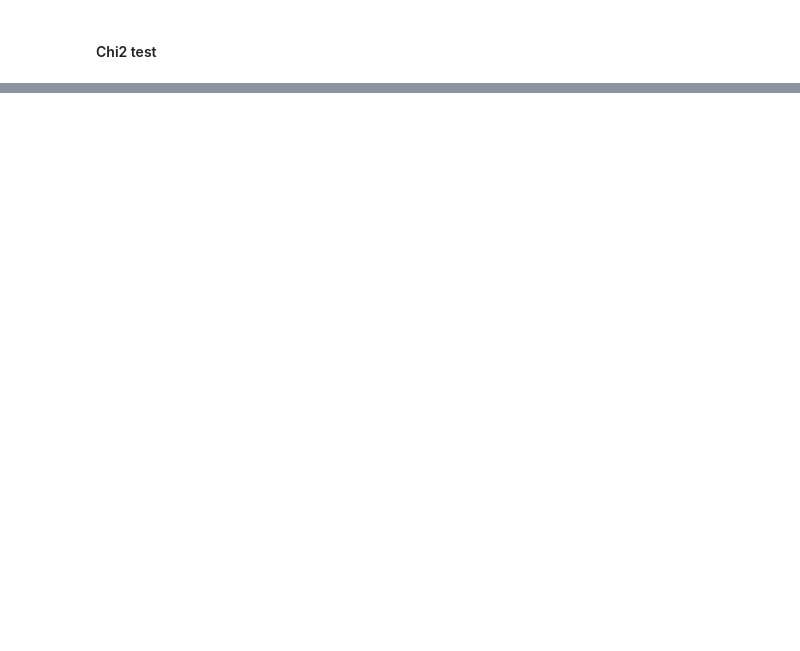
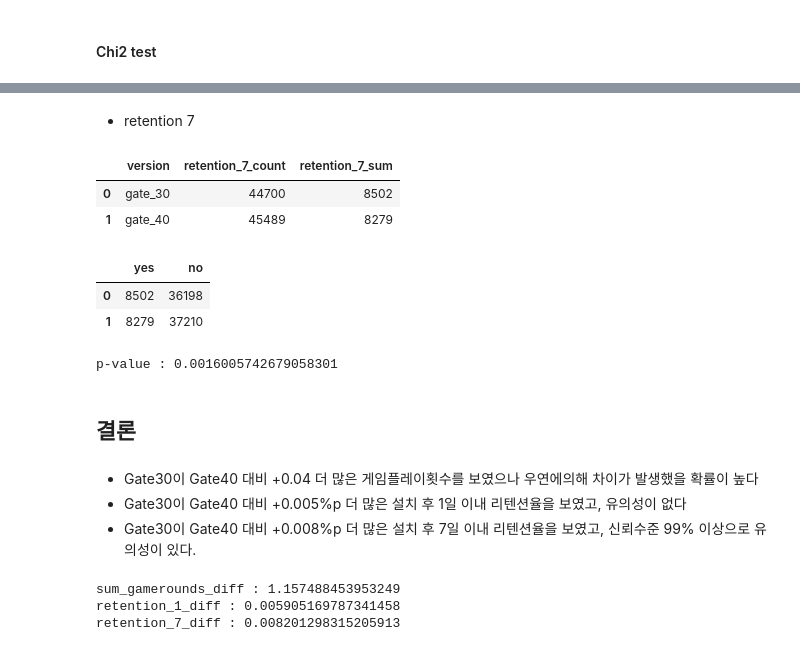
Before and after one commit to seonydg/ml-A-B-test-mobile-games-version-up, a Jupyter notebook: A-B-test-mobile-games-version-up.ipynb, the cells around one changed output, grey strips where cells are left out. Drawn from its saved outputs; the diff is of its cells as text; code cells hidden in the pictures; blank space fills up the shorter version.

```diff
--- a/A-B-test-mobile-games-version-up.ipynb
+++ b/A-B-test-mobile-games-version-up.ipynb
@@ -315,0 +339,21 @@ tstat
+# %% [markdown]
+- retention 7
+# %%
+# 필요한 Data만 추출
+df_pivot_2 = df_pivot[['version', 'retention_7_count', 'retention_7_sum']]
+df_pivot_2
+# %% [output]
+|  | version | retention_7_count | retention_7_sum |
+| 0 | gate_30 | 44700 | 8502 |
+| 1 | gate_40 | 45489 | 8279 |
+# %%
+# 반응한 고객과 반응하지 않은 고객에 대한 관찰 빈도가 필요함
+df_pivot_2['retention_7_no'] = df_pivot_2['retention_7_count'] - df_pivot_2['retention_7_sum']
+df_pivot_2 = df_pivot_2[['retention_7_sum', 'retention_7_no']]
+df_pivot_2.columns = ['yes', 'no']
+
+df_pivot_2
+# %% [output]
+|  | yes | no |
+| 0 | 8502 | 36198 |
+| 1 | 8279 | 37210 |
@@ -315,0 +362,19 @@ tstat
+# %%
+print('p-value :', p_value)
+# %% [output]
+p-value : 0.0016005742679058301
+# %% [markdown]
+## 결론
+# %% [markdown]
+- Gate30이 Gate40 대비 +0.04 더 많은 게임플레이횟수를 보였으나 우연에의해 차이가 발생했을 확률이 높다
+- Gate30이 Gate40 대비 +0.005%p 더 많은 설치 후 1일 이내 리텐션율을 보였고, 유의성이 없다
+- Gate30이 Gate40 대비 +0.008%p 더 많은 설치 후 7일 이내 리텐션율을 보였고, 신뢰수준 99% 이상으로 유의성이 있다.
+# %%
+# ▶ diff 계산 Gate30 - Gate40
+print('sum_gamerounds_diff :',df_pivot['sum_gamerounds_mean'].iloc[0] - df_pivot['sum_gamerounds_mean'].iloc[1])
+print('retention_1_diff :', df_pivot['retention_1_ratio'].iloc[0] - df_pivot['retention_1_ratio'].iloc[1])
+print('retention_7_diff :', df_pivot['retention_7_ratio'].iloc[0] - df_pivot['retention_7_ratio'].iloc[1])
+# %% [output]
+sum_gamerounds_diff : 1.157488453953249
+retention_1_diff : 0.005905169787341458
+retention_7_diff : 0.008201298315205913
```
Also changed, not shown: parts of 7 cells of this notebook.
